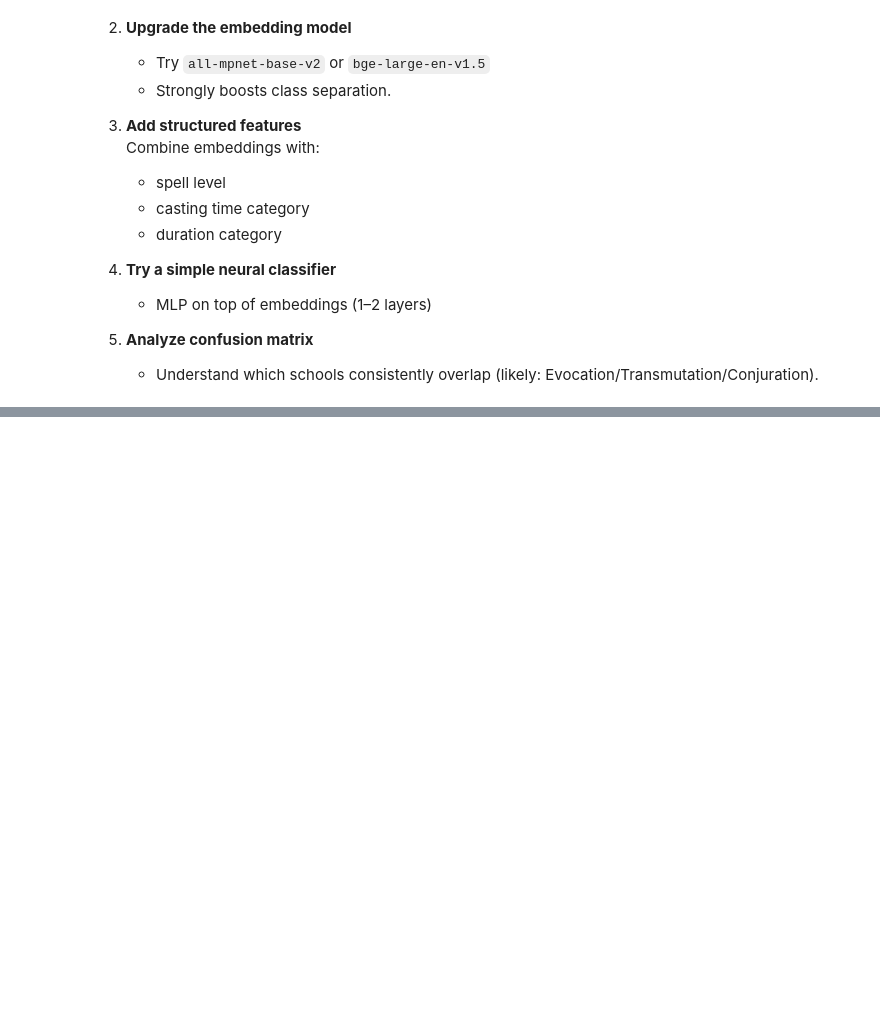
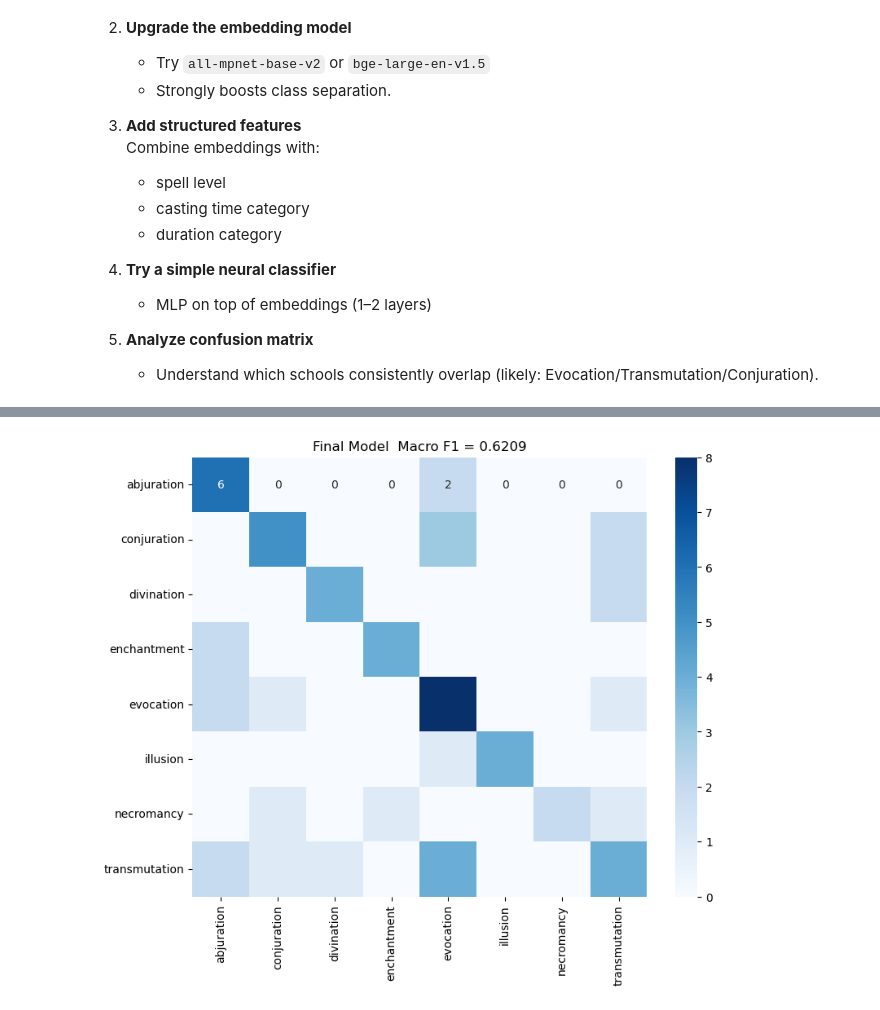
Before and after one commit to XlSerena/SI670_FinalProject_D-D5e, a Jupyter notebook: 670_final_project.ipynb, the cells around one changed output, grey strips where cells are left out. Drawn from its saved outputs; the diff is of its cells as text; code cells hidden in the pictures; blank space fills up the shorter version.

```diff
--- a/670_final_project.ipynb
+++ b/670_final_project.ipynb
@@ -467,0 +218,61 @@ plt.show()
+# %%
+## Use of the Current Strongest Embedding bge-large-en-v1.5
+embedder = SentenceTransformer('BAAI/bge-large-en-v1.5')
+X_emb = embedder.encode(
+    df["full_text"].tolist(),
+    batch_size=32,
+    show_progress_bar=True,
+    normalize_embeddings=True,
+    device='cuda' if torch.cuda.is_available() else 'cpu'
+)
+print(f"Embedding dimension= {X_emb.shape[1]}")
+
+## The Structured Features
+df2 = df.copy()
+df2['level'] = pd.to_numeric(df2['level'], errors='coerce').fillna(-1)
+
+df2['is_1_action']      = df2['casting_time'].str.contains(r'^1 action|^action', case=False, na=False).astype(int)
+df2['is_bonus_action']  = df2['casting_time'].str.contains('bonus', case=False, na=False).astype(int)
+df2['is_reaction']      = df2['casting_time'].str.contains('reaction', case=False, na=False).astype(int)
+df2['is_concentration'] = df2['duration'].str.contains('concentration', case=False, na=False).astype(int)
+df2['is_instant']       = df2['duration'].str.contains('instant', case=False, na=False).astype(int)
+df2['is_ritual']        = df2['ritual'].astype(int) if 'ritual' in df2.columns else 0
+df2['range_num']        = df2['range'].str.extract('(\d+)').astype(float).fillna(0)
+df2['has_material']     = df2['material'].notna().astype(int)
+
+struct_cols = ['level','is_1_action','is_bonus_action','is_reaction',
+               'is_concentration','is_instant','is_ritual','range_num','has_material']
+struct = StandardScaler().fit_transform(df2[struct_cols])
+
+X_final = np.hstack([X_emb, struct])
+y = label_encoder.transform(df["school_index"])
+
+print(f"Final Feature Dimension: {X_final.shape[1]}")
+
+## One-time Split + Proper Hyperparameter Tuning
+X_train, X_test, y_train, y_test = train_test_split(
+    X_final, y, test_size=0.2, random_state=42, stratify=y
+)
+
+grid = GridSearchCV(
+    SVC(kernel='rbf', random_state=42),
+    {'C': [100, 200, 300, 500], 'gamma': [0.0015, 0.002, 0.0025, 0.003]},
+    cv=5, scoring='f1_macro', n_jobs=-1
+)
+grid.fit(X_train, y_train)
+
+print(f"Optimal Parameters: {grid.best_params_}")
+print(f"5-fold CV Macro F1 on the training set: {grid.best_score_:.4f}")
+
+pred = grid.predict(X_test)
+final_f1 = f1_score(y_test, pred, average='macro')
+print(f"\Final Actual Score → Macro F1 = {final_f1:.4f}")
+
+print(classification_report(y_test, pred, target_names=label_encoder.classes_))
+
+plt.figure(figsize=(9,7))
+sns.heatmap(confusion_matrix(y_test, pred), annot=True, fmt='d', cmap='Blues',
+            xticklabels=label_encoder.classes_, yticklabels=label_encoder.classes_)
+plt.title(f'Final Model  Macro F1 = {final_f1:.4f}')
+plt.show()
+# %% [output]
@@ -467,0 +298 @@ plt.show()
+[figure, added]
```
Also changed, not shown: parts of 15 cells of this notebook, 1 other file.
